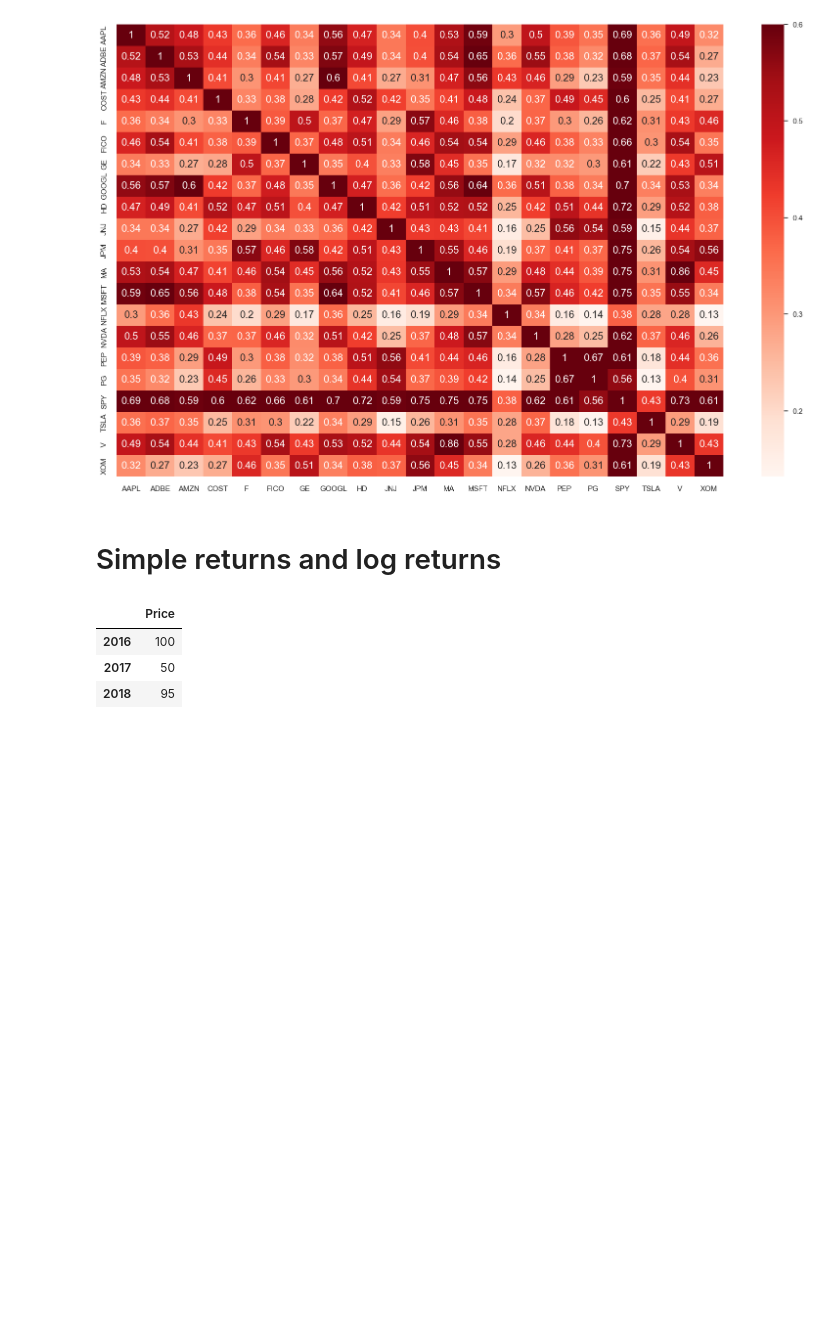
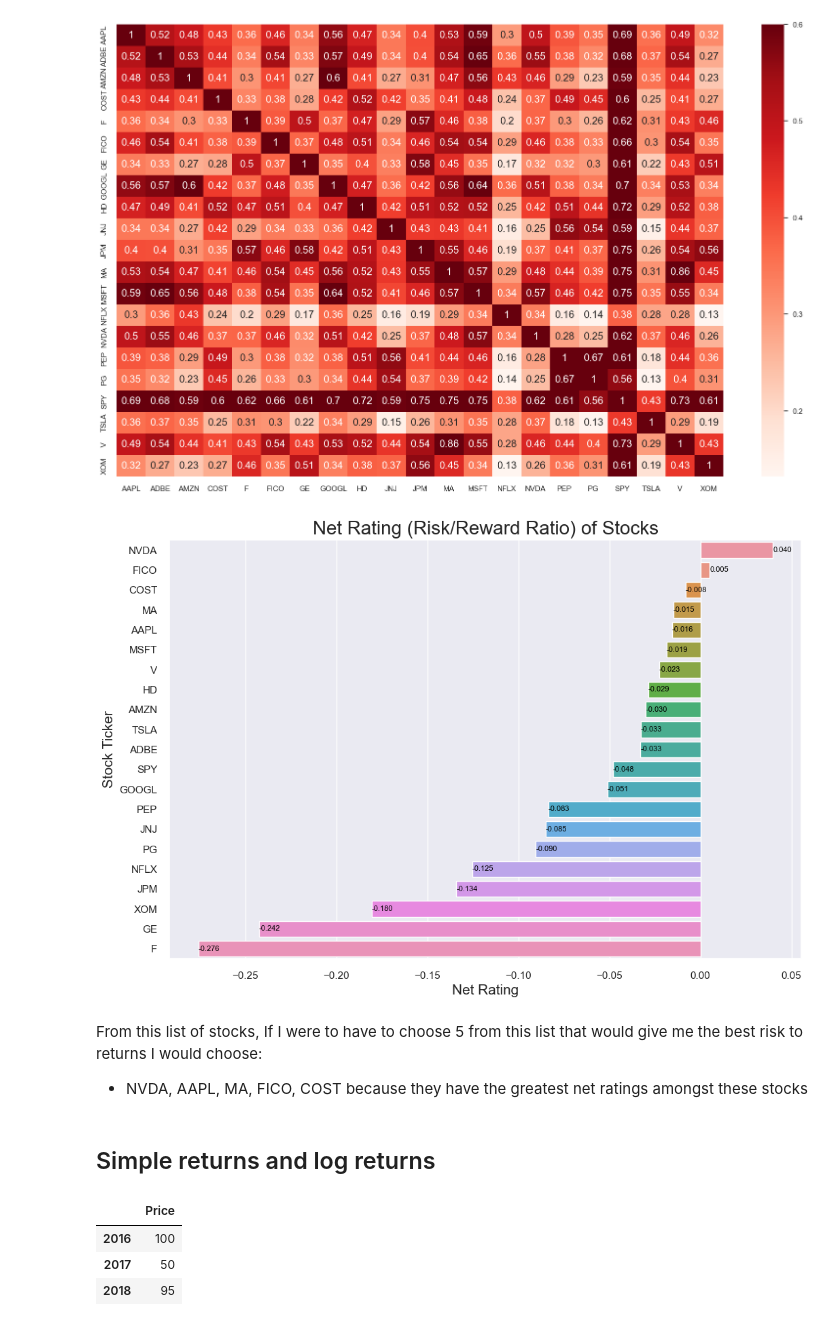
Before and after one commit to chrishunt11/Algorithmic_Trading_Python, a Jupyter notebook: Algorithmic Trading.ipynb, the cells around one changed output. Saved outputs shown, nothing was run; the diff lists cells and outputs as text; code cells hidden in the pictures; blank space fills up the shorter version.

```diff
--- a/Algorithmic Trading.ipynb
+++ b/Algorithmic Trading.ipynb
@@ -941,8 +941,35 @@ sns.heatmap(ret1.corr(), cmap='Reds', annot=True, annot_kws={'size':15}, vmax=0.
 plt.show()
 # %% [output]
 [figure]
+# %%
+summary1['net_rating'] = (summary1['mean'] - summary1['std']).sort_values(ascending=False)
+# %%
+import matplotlib.pyplot as plt
+import seaborn as sns
+
+# Sorting the DataFrame by net_rating in descending order
+summary1_sorted = summary1.sort_values(by='net_rating', ascending=False)
+
+# Create a bar plot for net ratings (risk/reward ratio)
+plt.figure(figsize=(12, 8))
+bars = sns.barplot(x='net_rating', y=summary1_sorted.index, data=summary1_sorted)
+
+# Annotate bars with net ratings
+for bar, net_rating in zip(bars.patches, summary1_sorted['net_rating']):
+    plt.text(bar.get_width(), bar.get_y() + bar.get_height() / 2, f'{net_rating:.3f}',
+             va='center', fontsize=8, color='black')
+
+plt.title('Net Rating (Risk/Reward Ratio) of Stocks', fontsize=20)
+plt.xlabel('Net Rating', fontsize=15)
+plt.ylabel('Stock Ticker', fontsize=15)
+plt.show()
+# %% [output]
+[figure, added]
+# %% [markdown]
+From this list of stocks, If I were to have to choose 5 from this list that would give me the best risk to returns I would choose:
+- NVDA, AAPL, MA, FICO, COST because they have the greatest net ratings amongst these stocks
 # %% [markdown]
-# Simple returns and log returns
+## Simple returns and log returns
 # %%
 df = pd.DataFrame(index=[2016,2017,2018], data=[100,50,95], columns=['Price'])
 df
```
Also changed, not shown: parts of 20 cells of this notebook, 1 other file.
